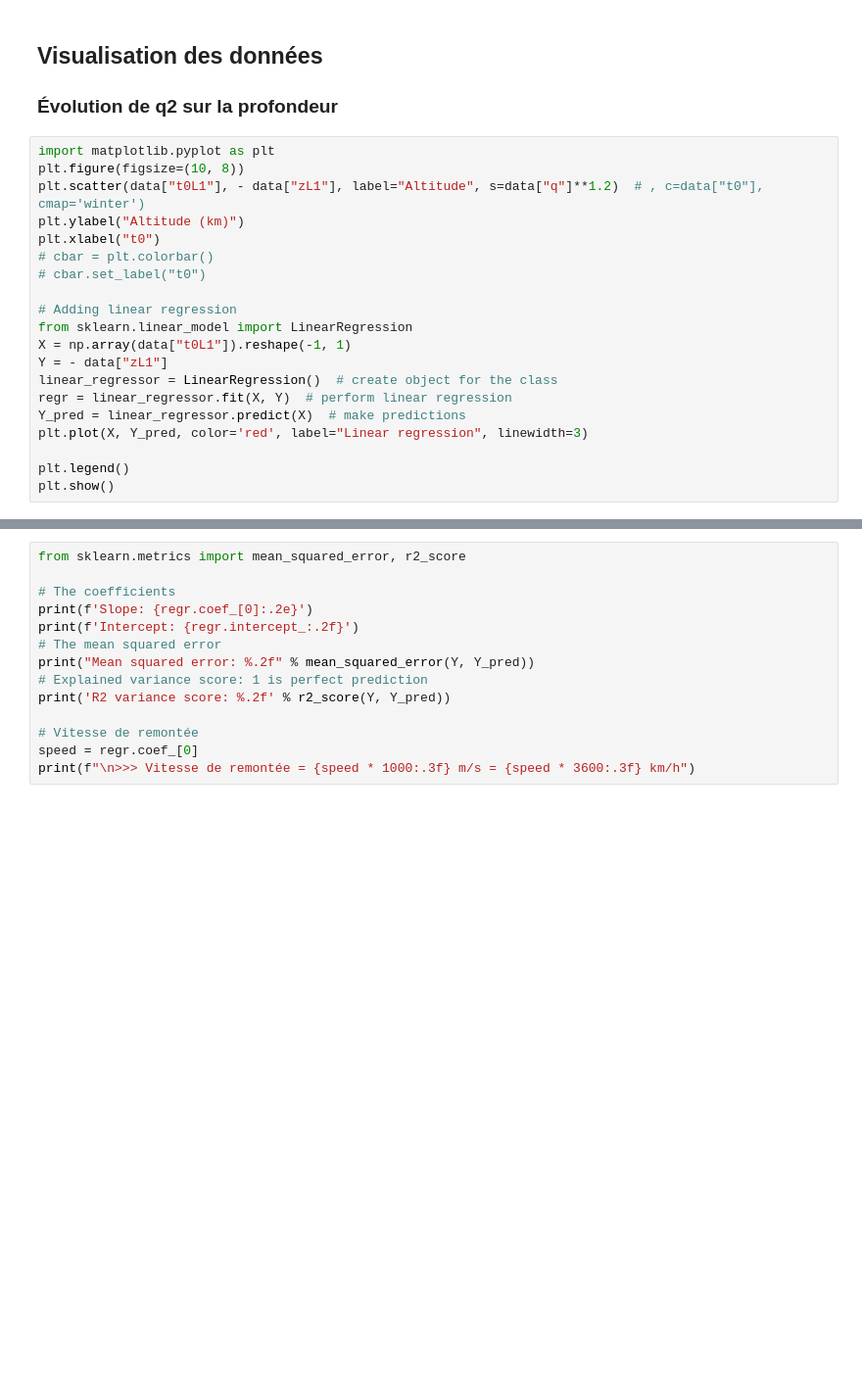
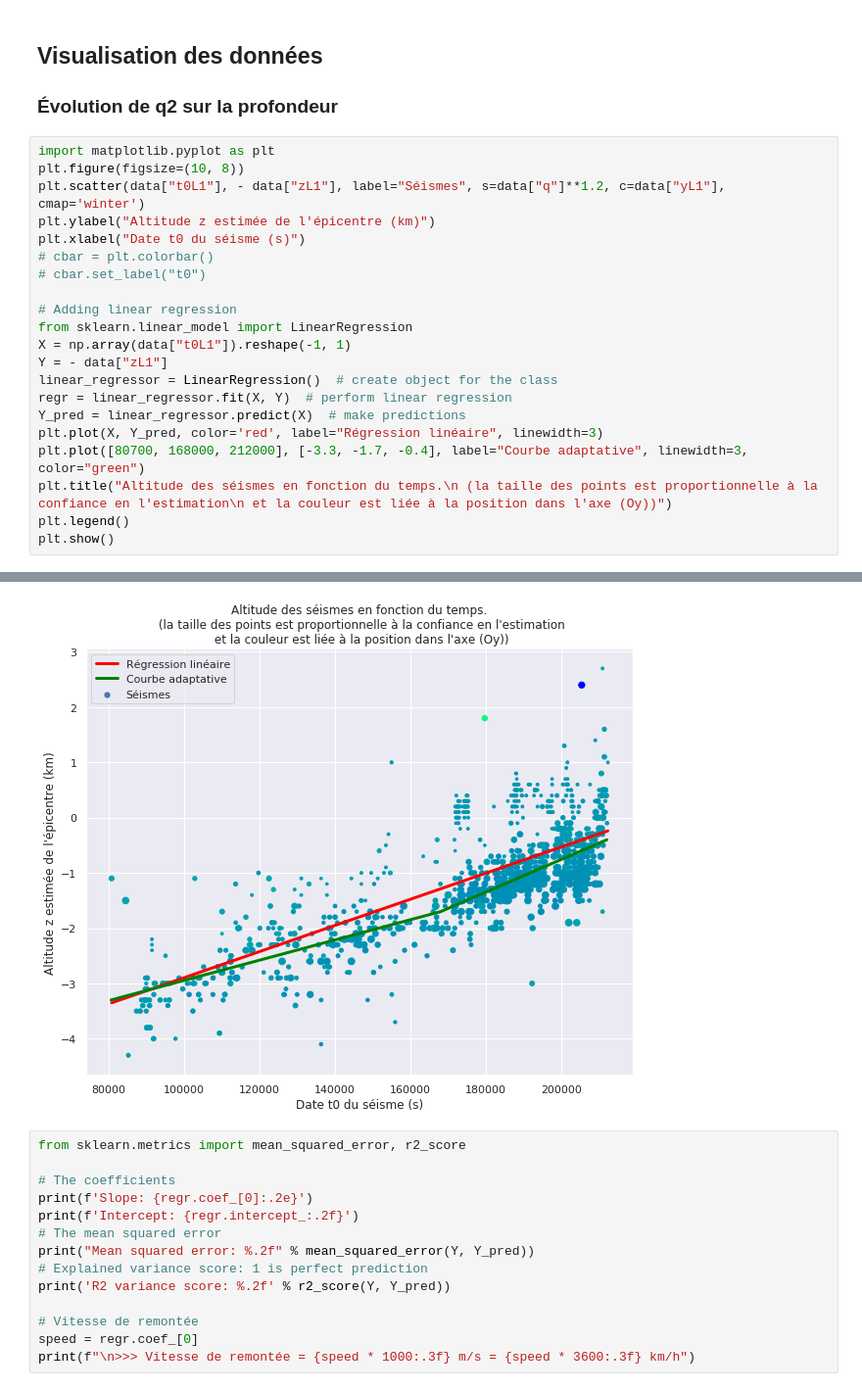
Before and after one commit to romainfd/seismic_data, a Jupyter notebook: Données sismiques.ipynb, the cells around one changed output, grey strips where cells are left out. Shown at 98% size. Saved outputs shown, nothing was run; the diff lists cells and outputs as text; blank space fills up the shorter version.

```diff
--- a/Données sismiques.ipynb
+++ b/Données sismiques.ipynb
@@ -42,9 +42,9 @@ data.head()
 # %%
 import matplotlib.pyplot as plt
 plt.figure(figsize=(10, 8))
-plt.scatter(data["t0L1"], - data["zL1"], label="Altitude", s=data["q"]**1.2)  # , c=data["t0"], cmap='winter')
-plt.ylabel("Altitude (km)")
-plt.xlabel("t0")
+plt.scatter(data["t0L1"], - data["zL1"], label="Séismes", s=data["q"]**1.2, c=data["yL1"], cmap='winter')
+plt.ylabel("Altitude z estimée de l'épicentre (km)")
+plt.xlabel("Date t0 du séisme (s)")
 # cbar = plt.colorbar()
 # cbar.set_label("t0")
 
@@ -55,8 +55,9 @@ Y = - data["zL1"]
 linear_regressor = LinearRegression()  # create object for the class
 regr = linear_regressor.fit(X, Y)  # perform linear regression
 Y_pred = linear_regressor.predict(X)  # make predictions
-plt.plot(X, Y_pred, color='red', label="Linear regression", linewidth=3)
-
+plt.plot(X, Y_pred, color='red', label="Régression linéaire", linewidth=3)
+plt.plot([80700, 168000, 212000], [-3.3, -1.7, -0.4], label="Courbe adaptative", linewidth=3, color="green")
+plt.title("Altitude des séismes en fonction du temps.\n (la taille des points est proportionnelle à la confiance en l'estimation\n et la couleur est liée à la position dans l'axe (Oy))")
 plt.legend()
 plt.show()
 # %% [output]
@@ -65,3 +64,4 @@ plt.show()
+[figure, added]
 # %%
 from sklearn.metrics import mean_squared_error, r2_score
 
```
Also changed, not shown: parts of 6 cells of this notebook.
